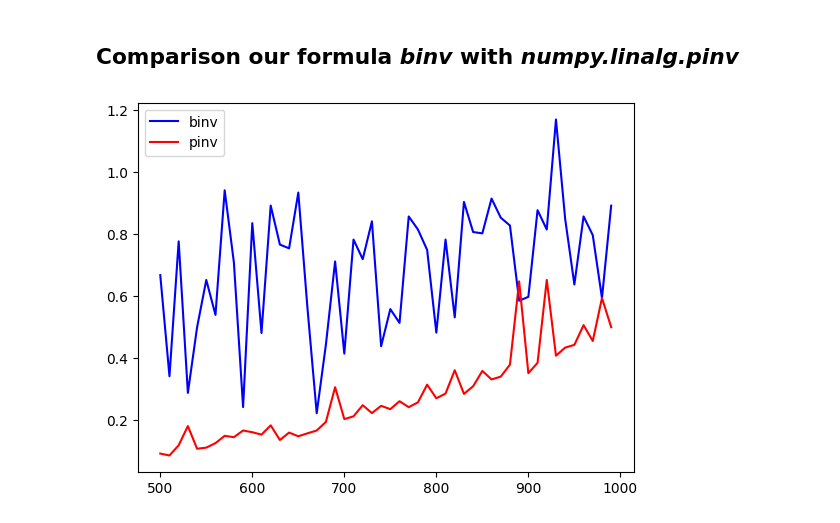
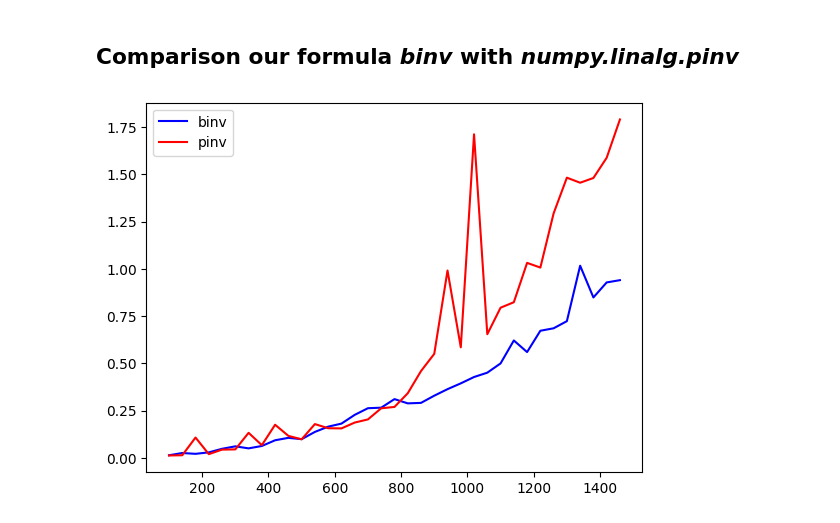
Before and after one commit to trofimovep/block-pseudinverse, a Jupyter notebook: blocks-pseudoinverse.ipynb, the cells around one changed output. Cells and saved outputs as stored; diff of their text form; code cells hidden in the pictures.

```diff
--- a/blocks-pseudoinverse.ipynb
+++ b/blocks-pseudoinverse.ipynb
@@ -69,29 +70,33 @@ import gc
 # %%
 rows_amount = []
 train_time_in_parallel = []
 train_time_in_one_thread = []
 
-columns = 500
-while columns < 1_000:
-  rows = columns + 1
-  rows_amount.append(columns)
+rows = 100
+while rows < 1_500:
+  rows_amount.append(rows)
+  columns = rows
   check_matrix = np.random.rand(columns, rows)
 
-  start = time.time()
-  binv(check_matrix, 10)
-  finish = time.time()
-  train_time_in_parallel.append(finish - start)
+  gc.collect()
 
   start = time.time()
   pinv(check_matrix)
   finish = time.time()
   train_time_in_one_thread.append(finish - start)
 
-  columns += 10
+  gc.collect()
+
+  start = time.time()
+  binv(check_matrix, columns // 10)
+  finish = time.time()
+  train_time_in_parallel.append(finish - start)
+
+  rows += 40
 
 plt.plot(rows_amount, train_time_in_parallel, "-b", label="binv")
 plt.plot(rows_amount, train_time_in_one_thread, "-r", label="pinv")
 plt.legend(loc="upper left")
 plt.show()
 # %% [output]
-[figure, old version]
+[figure, new version]
```
Also changed, not shown: parts of 2 cells of this notebook.
